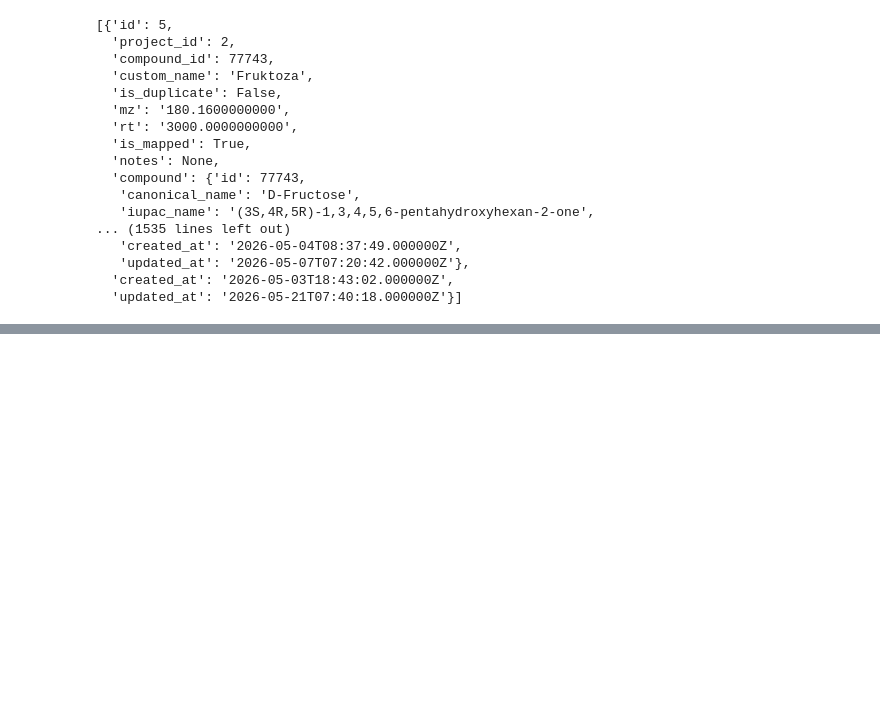
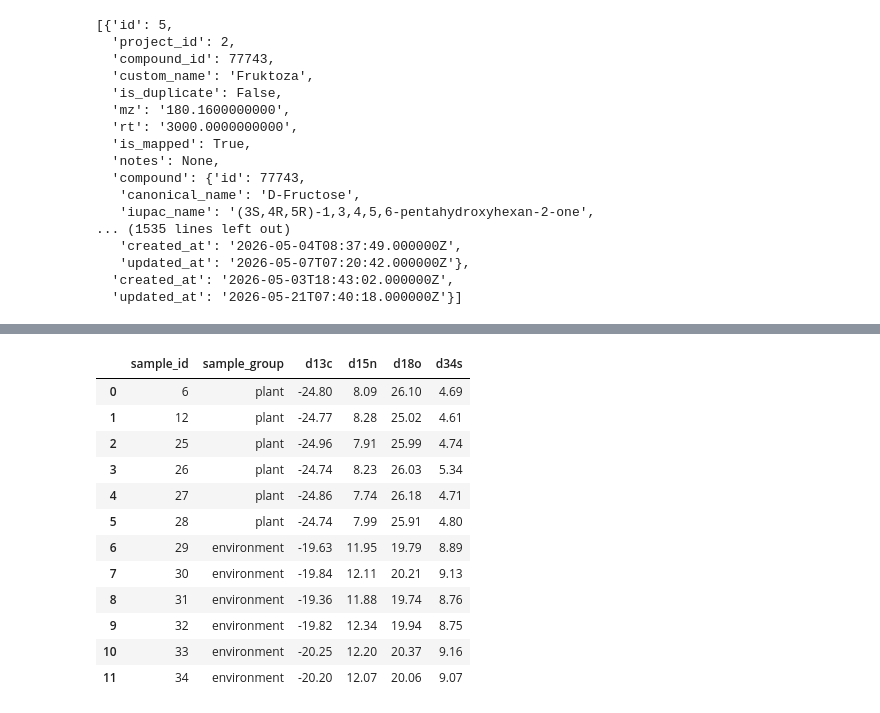
Before and after one commit to miletovaa/isofood-center-py, a Jupyter notebook: examples/o2org_walkthrough.ipynb, the cells around one changed output, grey strips where cells are left out. Cells and saved outputs as stored; diff of their text form; code cells hidden in the pictures; blank space fills up the shorter version.

```diff
--- a/examples/o2org_walkthrough.ipynb
+++ b/examples/o2org_walkthrough.ipynb
@@ -187,0 +225,17 @@ project_compounds[:3]
+# %%
+df_wide = pivot_wide(df_long, index_cols=["sample_id", "sample_group"], analyte_col="details_analyte")
+df_wide
+# %% [output]
+|  | sample_id | sample_group | d13c | d15n | d18o | d34s |
+| 0 | 6 | plant | -24.80 | 8.09 | 26.10 | 4.69 |
+| 1 | 12 | plant | -24.77 | 8.28 | 25.02 | 4.61 |
+| 2 | 25 | plant | -24.96 | 7.91 | 25.99 | 4.74 |
+| 3 | 26 | plant | -24.74 | 8.23 | 26.03 | 5.34 |
+| 4 | 27 | plant | -24.86 | 7.74 | 26.18 | 4.71 |
+| 5 | 28 | plant | -24.74 | 7.99 | 25.91 | 4.80 |
+| 6 | 29 | environment | -19.63 | 11.95 | 19.79 | 8.89 |
+| 7 | 30 | environment | -19.84 | 12.11 | 20.21 | 9.13 |
+| 8 | 31 | environment | -19.36 | 11.88 | 19.74 | 8.76 |
+| 9 | 32 | environment | -19.82 | 12.34 | 19.94 | 8.75 |
+| 10 | 33 | environment | -20.25 | 12.20 | 20.37 | 9.16 |
+| 11 | 34 | environment | -20.20 | 12.07 | 20.06 | 9.07 |
```
Also changed, not shown: parts of 34 cells of this notebook, 44 other files.
